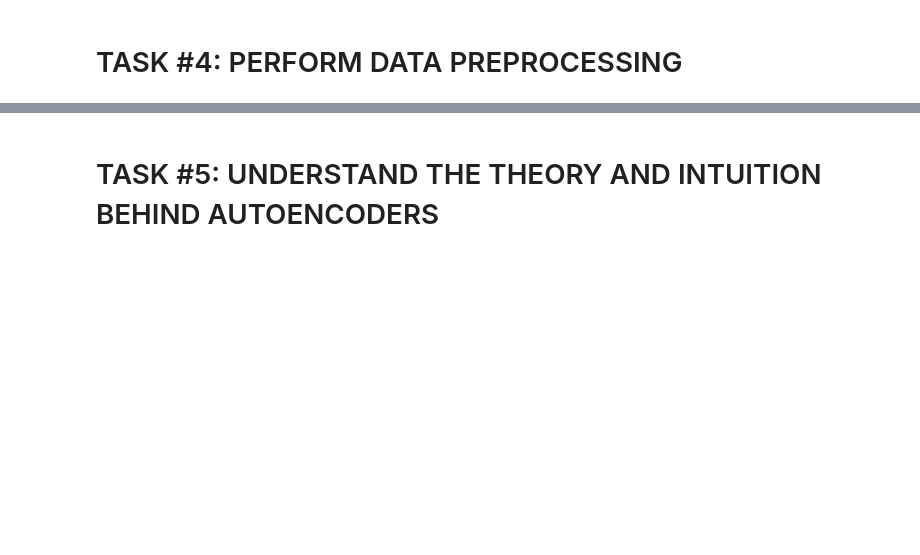
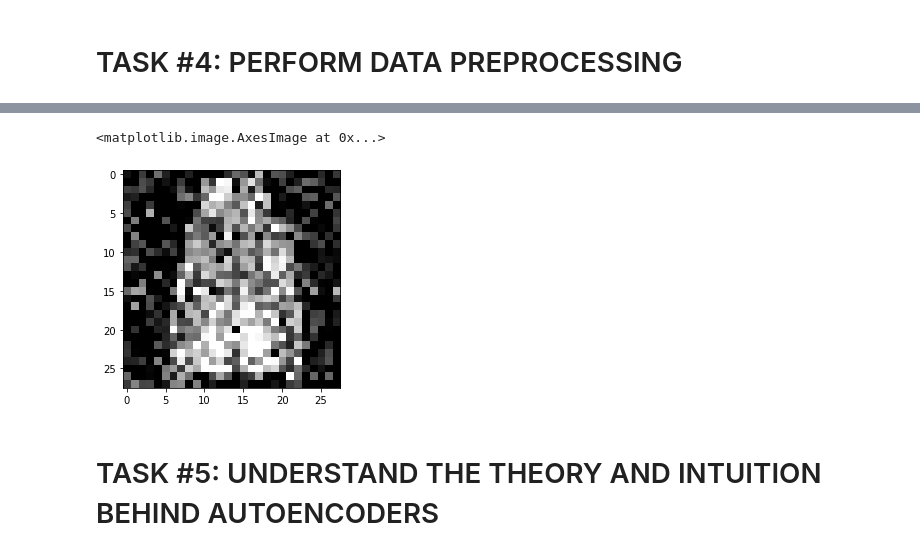
Before and after one commit to chinmay-sh/Image_denoising-keras, a Jupyter notebook: ImageDenoising.ipynb, the cells around one changed output, grey strips where cells are left out. Drawn from its saved outputs; the diff is of its cells as text; code cells hidden in the pictures; blank space fills up the shorter version.

```diff
--- a/ImageDenoising.ipynb
+++ b/ImageDenoising.ipynb
@@ -93,3 +86,5 @@ for i in np.arange(0,W_grid * L_grid):
 # TASK #4: PERFORM DATA PREPROCESSING
 # %%
 # normalize data
+X_train = X_train / 255
+X_test = X_test / 255
@@ -99,0 +111,17 @@ for i in np.arange(0,W_grid * L_grid):
+# %%
+# add some noise
+noise_factor = 0.3
+
+noise_dataset = []
+
+for img in X_train:
+  noisy_img = img + noise_factor * np.random.randn(*img.shape)
+  noisy_img = np.clip(noisy_img,0,1)
+  noise_dataset.append(noisy_img)
+# %%
+noise_dataset = np.array(noise_dataset)
+# %%
+plt.imshow(noise_dataset[22], cmap='gray')
+# %% [output]
+<matplotlib.image.AxesImage at 0x...>
+[figure, added]
```
Also changed, not shown: parts of 17 cells of this notebook.
